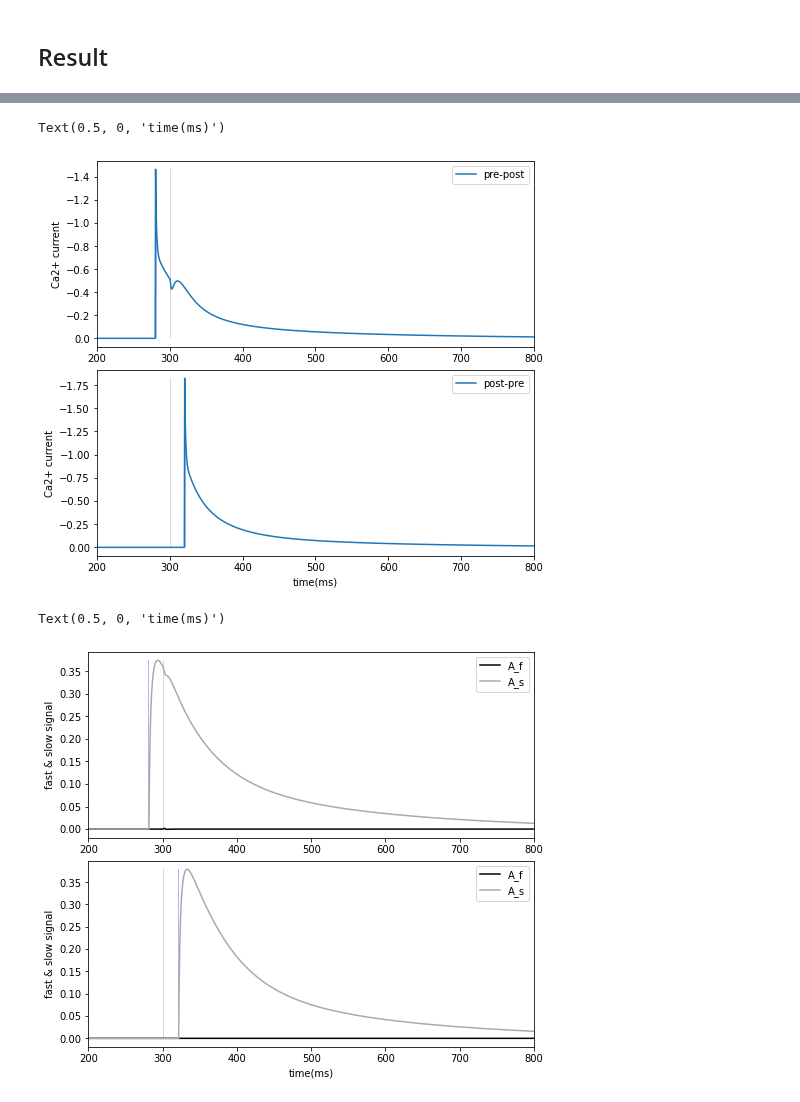
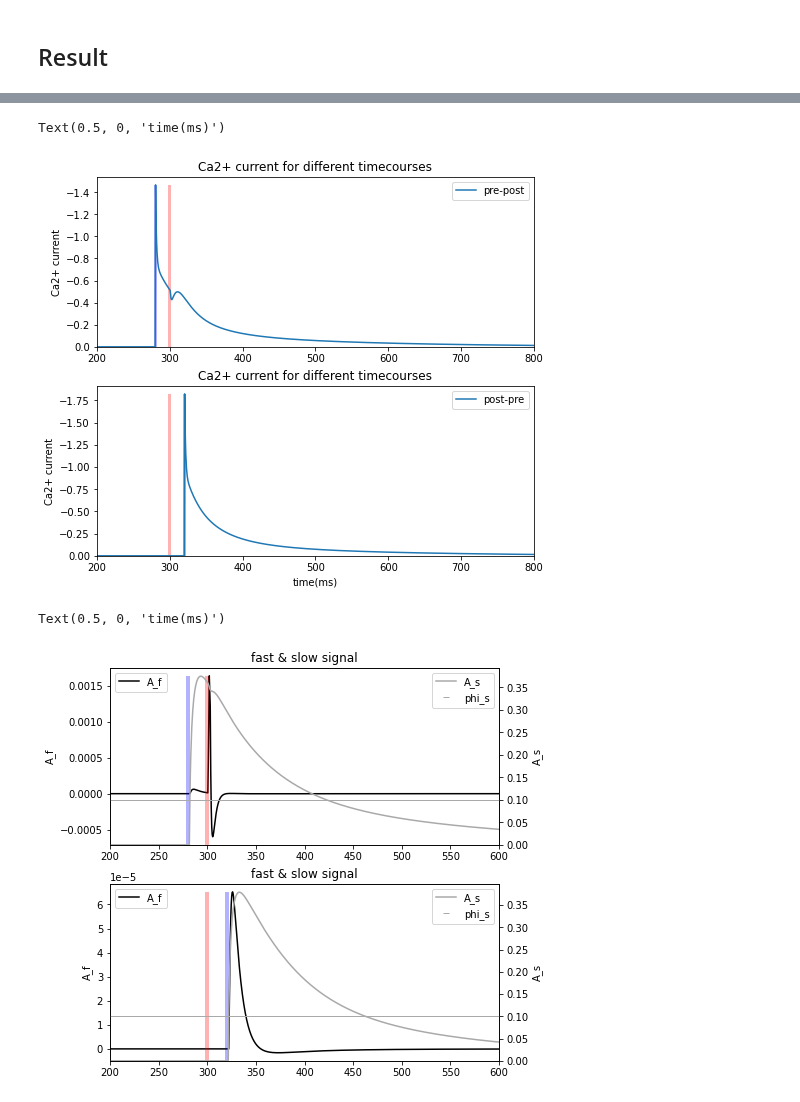
Before and after one commit to AohuaCheng/Neuro-and-Complexity-Science, a Jupyter notebook: Coding/STDP/STDP.ipynb, the cells around one changed output, grey strips where cells are left out. Saved outputs shown, nothing was run; the diff lists cells and outputs as text; code cells hidden in the pictures.

```diff
--- a/Coding/STDP/STDP.ipynb
+++ b/Coding/STDP/STDP.ipynb
@@ -379,5 +385,5 @@ Text(0.5, 0, 'time(ms)')
 # %%
-# Fig4: Ca2+ current timecourse for different timecourses delta_t = -20/20 ms
+# Fig.4: Ca2+ current for different timecourses delta_t = -20/20 ms
 alpha_p = 0.9 # 0.5
 bar_g_nmda = 0.4 # origin value is 0.01, but it doesn't make sense in the paper
 delta_T = [-20, 20]
@@ -405,6 +411,7 @@ for i in range(2):
 
   # plot
   ax = fig.add_subplot(gs[i, 0])
+  plt.title('Ca2+ current for different timecourses')
   plt.plot(neu1.mon.ts, syn1.mon.I_Ca, label=Legend[i])
   ax.invert_yaxis()
   plt.legend()
@@ -412,14 +419,18 @@ for i in range(2):
   ax.set_ylabel('Ca2+ current')
   # set axis limit
   plt.xlim(200, 800)
+  plt.ylim(0,)
   # note the pre/post firing
-  plt.fill_between([300,300+2], min(syn1.mon.I_Ca[:,0]),facecolor='gray',alpha=0.3)
-  plt.fill_between([300+delta_t,300+delta_t+2], min(syn1.mon.I_Ca[:,0]),facecolor='blue',alpha=0.3)
+  plt.fill_between([300-2,300+2], min(syn1.mon.I_Ca[:,0]),facecolor='r',alpha=0.3)
+  plt.fill_between([300+delta_t-2,300+delta_t+2], min(syn1.mon.I_Ca[:,0]),facecolor='b',alpha=0.3)
 
 plt.xlabel('time(ms)')
+
+# 修改参数alpha_p从0.5到0.9， 修改bar_g_nmda从0.01到0.4以满足I_Ca的量纲大小，达到文中效果
+# 个人认为文中的参数不足以达到其result中的效果
 # %% [output]
 Text(0.5, 0, 'time(ms)')
-[figure, old version]
+[figure, new version]
 # %%
 # Fig5: Fast (black lines) and slow (grey lines) plasticity signals delta_t = -20/20 ms
 
@@ -430,42 +441,51 @@ for i in range(2):
   # spiking setting
   delta_t = delta_T[i]
   t_duration = 1600
   idx_duration = int(t_duration/dt)
   pre_I = bp.ops.zeros(idx_duration)
   post_I = bp.ops.zeros(idx_duration)
   idx_pre_spike = int((300+delta_t)/dt)
   idx_post_spike = int(300/dt)
   idx_spike_duration = int(2/dt)
   pre_I[idx_pre_spike: idx_pre_spike+idx_spike_duration] = 100
   post_I[idx_post_spike: idx_post_spike+idx_spike_duration] = 100
 
   # run model
   neu1 = LIF(1, monitors=['V', 'V_lp'])
   neu2 = LIF(1, monitors=['V'])
   syn1 = Synapse(pre=neu1, post=neu2, conn=bp.connect.All2All(), monitors=['A_f','A_s'])
   net1 = bp.Network(neu1, syn1, neu2)
   net1.run(t_duration, inputs=[(neu1, 'input', pre_I), (neu2, 'input', post_I)])
 
   # plot
   ax = fig.add_subplot(gs[i, 0])
+  plt.title('fast & slow signal')
   plt.plot(neu1.mon.ts, syn1.mon.A_f, label='A_f', color='k')
+  ax.set_ylabel('A_f')
+  plt.legend(loc='best')
+  plt.legend(loc='upper left')
+
+  ax1 = ax.twinx()
+  ax1.set_ylabel(('A_s'))
   plt.plot(neu1.mon.ts, syn1.mon.A_s, label='A_s', color='darkgrey')
-  # plt.plot(neu1.mon.ts, 0.1*bp.ops.ones(idx_duration), '_', label='phi_s', color='darkgrey')
-  plt.legend()
-  # add ylabel
-  ax.set_ylabel('fast & slow signal')
+  plt.plot(neu1.mon.ts, 0.1*bp.ops.ones(idx_duration), '_', label='phi_s', color='darkgrey')
+  plt.legend(loc='upper right')
+
   # set axis lim
-  plt.xlim(200, 800)
+  plt.xlim(200, 600)
+  plt.ylim(0,)
   # note the pre/post firing
-  plt.fill_between([300,300+2], max(syn1.mon.A_s[:,0]),facecolor='gray',alpha=0.3)
-  plt.fill_between([300+delta_t,300+delta_t+2], max(syn1.mon.A_s[:,0]),facecolor='blue',alpha=0.3)
+  plt.fill_between([300-2,300+2], max(syn1.mon.A_s[:,0]),facecolor='r',alpha=0.3)
+  plt.fill_between([300+delta_t-2,300+delta_t+2], max(syn1.mon.A_s[:,0]),facecolor='b',alpha=0.3)
 
 plt.xlabel('time(ms)')
 
-# 0-0.04，0-1.2 幅度数量级不对
+# 0-0.04，0-1.2 幅度数量级暂时不对
+# post-pre整体趋势相同
+# pre-post中post刺激强于pre刺激，趋势不同，可能与修改g_nmda有关
 # %% [output]
 Text(0.5, 0, 'time(ms)')
-[figure, old version]
+[figure, new version]
 # %%
 # Fig.6: Classical STDP window resulting from the simulation of the classical STDP induction protocol with the proposed model. delt_T = -100 - 100
 
```
Also changed, not shown: parts of 7 cells of this notebook.
